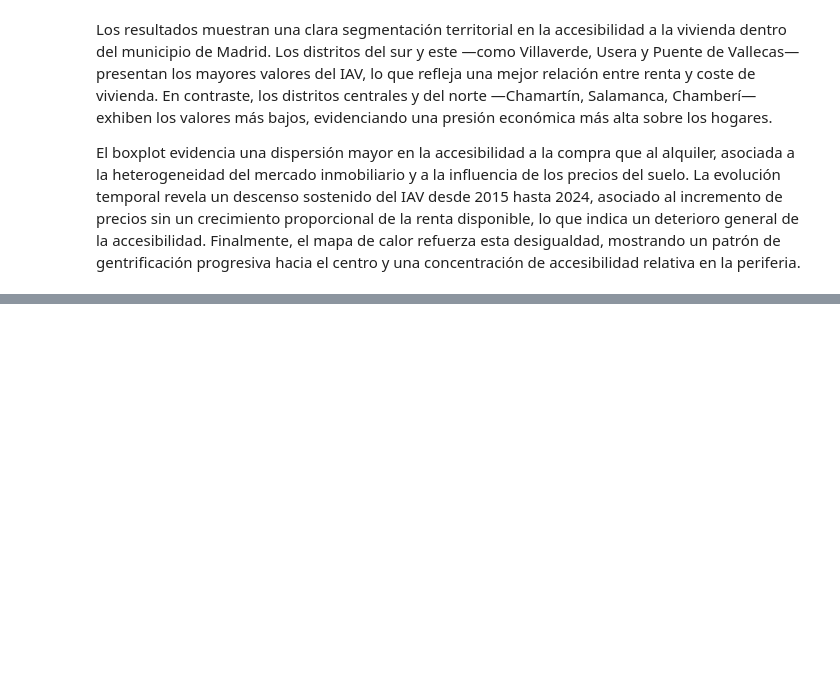
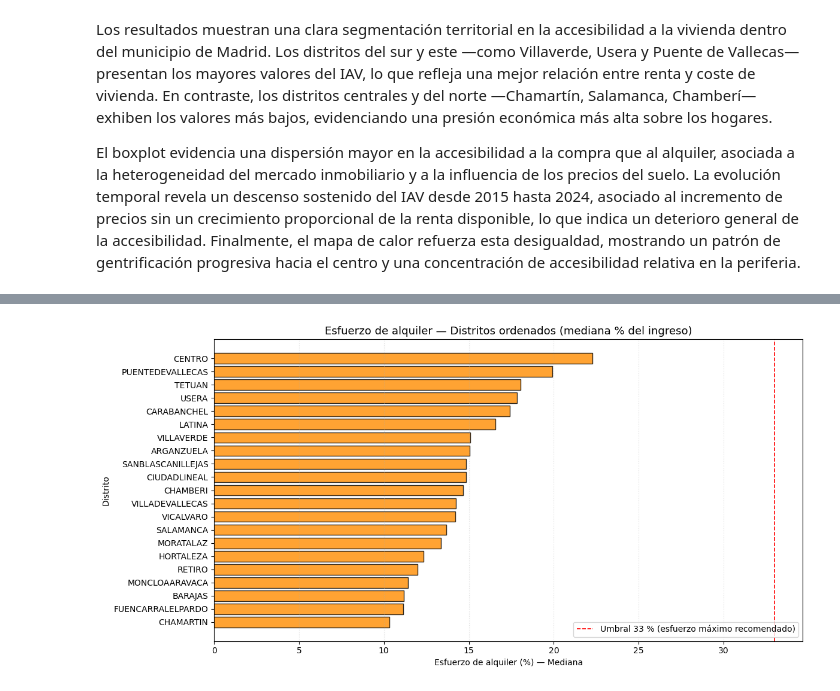
Before and after one commit to JorgeGM8/TFM_Data_Science, a Jupyter notebook: notebooks/Calculos_IAV.ipynb, the cells around one changed output, grey strips where cells are left out. Cells and saved outputs as stored; diff of their text form; code cells hidden in the pictures; blank space fills up the shorter version.

```diff
--- a/notebooks/Calculos_IAV.ipynb
+++ b/notebooks/Calculos_IAV.ipynb
@@ -122,0 +253,23 @@ Finalmente, el mapa de calor refuerza esta desigualdad, mostrando un patrón de
+# %%
+# --- 2️⃣ Gráfico: Esfuerzo_alquiler ---
+# (El esfuerzo se mide en % del ingreso anual)
+medianas_esf = medianas_alq.sort_values("Esfuerzo_alquiler", ascending=True)
+
+plt.figure(figsize=(12,6))
+plt.barh(
+    medianas_esf["Distrito"],
+    medianas_esf["Esfuerzo_alquiler"],
+    color="darkorange",
+    edgecolor="black",
+    alpha=0.8
+)
+plt.axvline(33, color="red", linestyle="--", linewidth=1.2, label="Umbral 33 % (esfuerzo máximo recomendado)")
+plt.title("Esfuerzo de alquiler — Distritos ordenados (mediana % del ingreso)", fontsize=13)
+plt.xlabel("Esfuerzo de alquiler (%) — Mediana")
+plt.ylabel("Distrito")
+plt.grid(axis="x", linestyle=":", alpha=0.4)
+plt.legend(loc="lower right")
+plt.tight_layout()
+plt.show()
+# %% [output]
+[figure, added]
```
Also changed, not shown: parts of 7 cells of this notebook.
